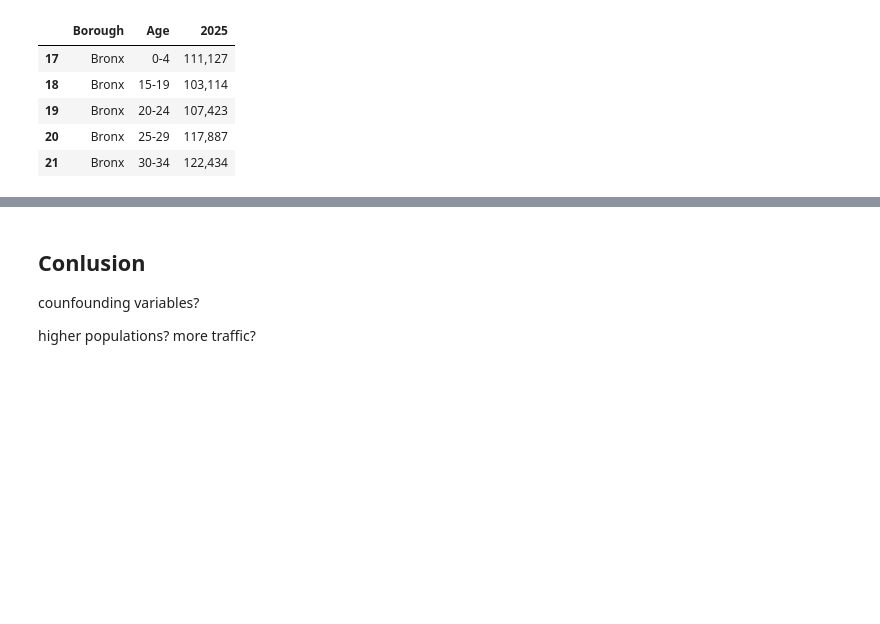
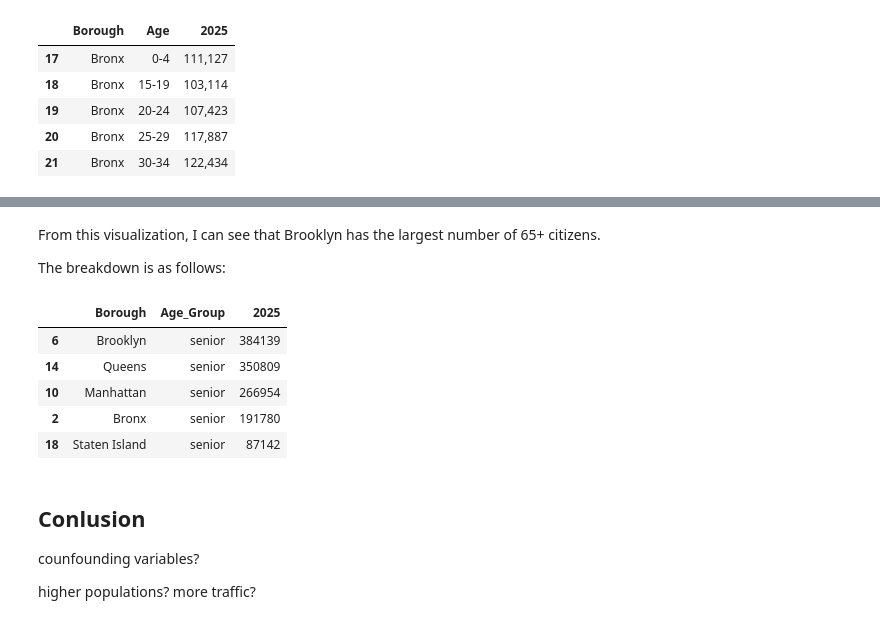
Before and after one commit to sophiacain11-jpg/sophiacain11-jpg.github.io, a Jupyter notebook: Project3.ipynb, the cells around one changed output, grey strips where cells are left out. Drawn from its saved outputs; the diff is of its cells as text; code cells hidden in the pictures; blank space fills up the shorter version.

```diff
--- a/Project3.ipynb
+++ b/Project3.ipynb
@@ -195,3 +248,20 @@ memory usage: 612.0+ bytes
+# %% [markdown]
+From this visualization, I can see that Brooklyn has the largest number of 65+ citizens.
+
+The breakdown is as follows:
+# %%
+NYC_senior = NYC_pop_age_2025_grouped[NYC_pop_age_2025_grouped["Age_Group"] == "senior"]
+
+NYC_senior = NYC_senior.sort_values(by="2025", ascending=False)
+
+NYC_senior
+# %% [output]
+|  | Borough | Age_Group | 2025 |
+| 6 | Brooklyn | senior | 384139 |
+| 14 | Queens | senior | 350809 |
+| 10 | Manhattan | senior | 266954 |
+| 2 | Bronx | senior | 191780 |
+| 18 | Staten Island | senior | 87142 |
 # %% [markdown]
 ## Conlusion
 
```
Also changed, not shown: parts of 5 cells of this notebook.
